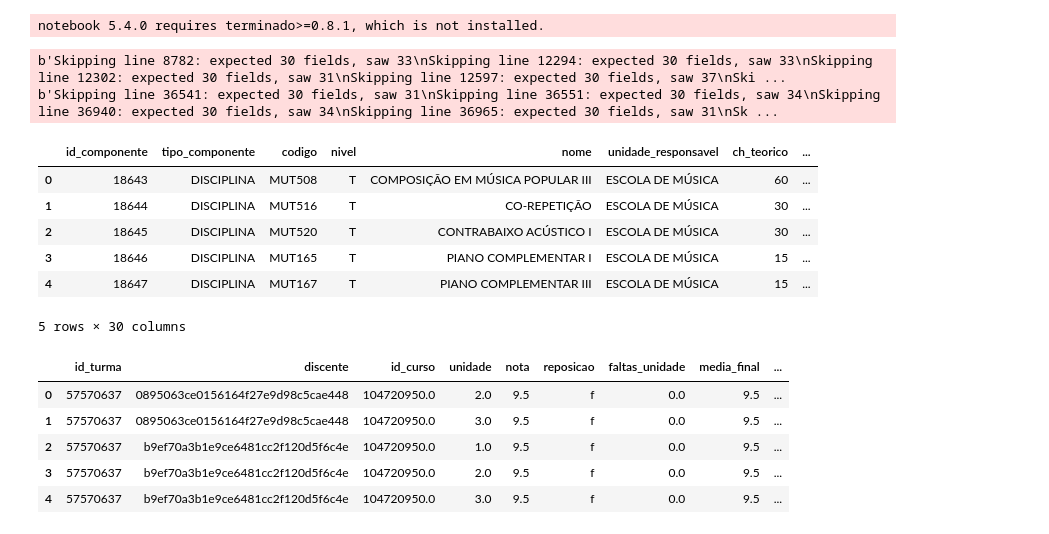
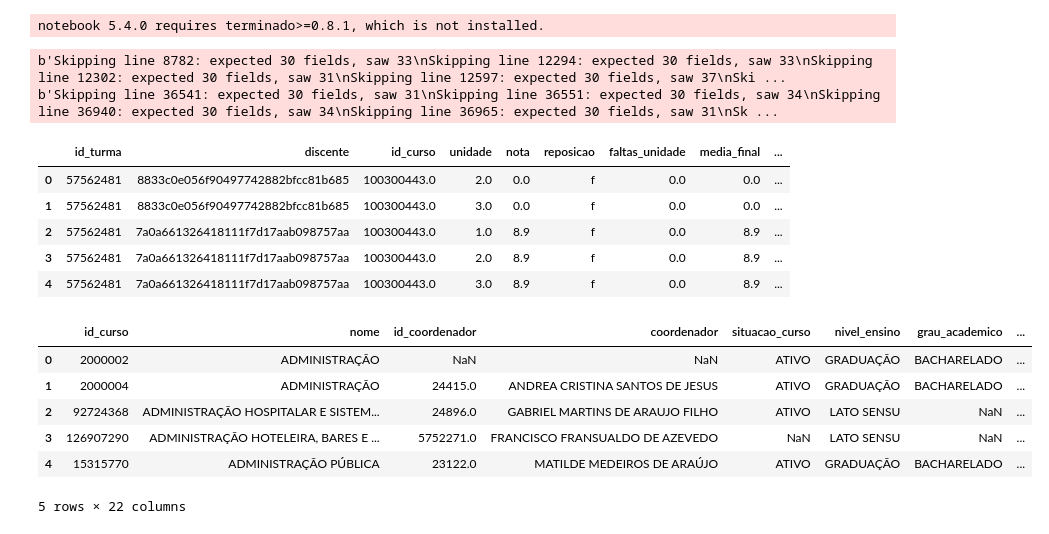
Before and after one commit to NalbertLeal/AnaliseDeNotasIMD, a Jupyter notebook: Analise Notas.ipynb, the cells around one changed output. Saved outputs shown, nothing was run; the diff lists cells and outputs as text; code cells hidden in the pictures.

Commit message:
matriculas por semestre

```diff
--- a/Analise Notas.ipynb
+++ b/Analise Notas.ipynb
@@ -55,6 +37,0 @@ with open('matriculas_2015-2.csv', 'wb') as f:
-# %%
-componentes_curriculares = pd.read_csv('componentes_curriculares.csv', sep=';', error_bad_lines=False)
-matriculas_2015_2 = pd.read_csv('matriculas_2015-2.csv', sep=';')
-# %% [output]
-b'Skipping line 8782: expected 30 fields, saw 33\nSkipping line 12294: expected 30 fields, saw 33\nSkipping line 12302: expected 30 fields, saw 31\nSkipping line 12597: expected 30 fields, saw 37\nSki ...
-b'Skipping line 36541: expected 30 fields, saw 31\nSkipping line 36551: expected 30 fields, saw 34\nSkipping line 36940: expected 30 fields, saw 34\nSkipping line 36965: expected 30 fields, saw 31\nSk ...
@@ -61,19 +68,35 @@ b'Skipping line 36541: expected 30 fields, saw 31\nSkipping line 36551: expected
+# %%
+gastos_unidades = pd.read_csv('gastos_unidades.csv', sep=';', error_bad_lines=False)
+
+cursos_ufrn = pd.read_csv('cursos_ufrn.csv', sep=';', error_bad_lines=False)
+
+componente = pd.read_csv('componentes_curriculares.csv', sep=';', error_bad_lines=False)
+
+matriculas_2015_1 = pd.read_csv('matriculas_2015-1.csv', sep=';')
+matriculas_2015_2 = pd.read_csv('matriculas_2015-2.csv', sep=';')
+matriculas_2016_1 = pd.read_csv('matriculas_2016-1.csv', sep=';')
+matriculas_2016_2 = pd.read_csv('matriculas_2016-2.csv', sep=';')
+matriculas_2017_1 = pd.read_csv('matriculas_2017-1.csv', sep=';')
+matriculas_2017_2 = pd.read_csv('matriculas_2017-2.csv', sep=';')
+# %% [output]
+b'Skipping line 8782: expected 30 fields, saw 33\nSkipping line 12294: expected 30 fields, saw 33\nSkipping line 12302: expected 30 fields, saw 31\nSkipping line 12597: expected 30 fields, saw 37\nSki ...
+b'Skipping line 36541: expected 30 fields, saw 31\nSkipping line 36551: expected 30 fields, saw 34\nSkipping line 36940: expected 30 fields, saw 34\nSkipping line 36965: expected 30 fields, saw 31\nSk ...
 # %%
-componentes_curriculares.head()
+matriculas_2015_1.head()
 # %% [output]
-|  | id_componente | tipo_componente | codigo | nivel | nome | unidade_responsavel | ch_teorico | ... |
-| 0 | 18643 | DISCIPLINA | MUT508 | T | COMPOSIÇÃO EM MÚSICA POPULAR III | ESCOLA DE MÚSICA | 60 | ... |
-| 1 | 18644 | DISCIPLINA | MUT516 | T | CO-REPETIÇÃO | ESCOLA DE MÚSICA | 30 | ... |
-| 2 | 18645 | DISCIPLINA | MUT520 | T | CONTRABAIXO ACÚSTICO I | ESCOLA DE MÚSICA | 30 | ... |
-| 3 | 18646 | DISCIPLINA | MUT165 | T | PIANO COMPLEMENTAR I | ESCOLA DE MÚSICA | 15 | ... |
-| 4 | 18647 | DISCIPLINA | MUT167 | T | PIANO COMPLEMENTAR III | ESCOLA DE MÚSICA | 15 | ... |
+|  | id_turma | discente | id_curso | unidade | nota | reposicao | faltas_unidade | media_final | ... |
+| 0 | 57562481 | 8833c0e056f90497742882bfcc81b685 | 100300443.0 | 2.0 | 0.0 | f | 0.0 | 0.0 | ... |
+| 1 | 57562481 | 8833c0e056f90497742882bfcc81b685 | 100300443.0 | 3.0 | 0.0 | f | 0.0 | 0.0 | ... |
+| 2 | 57562481 | 7a0a661326418111f7d17aab098757aa | 100300443.0 | 1.0 | 8.9 | f | 0.0 | 8.9 | ... |
+| 3 | 57562481 | 7a0a661326418111f7d17aab098757aa | 100300443.0 | 2.0 | 8.9 | f | 0.0 | 8.9 | ... |
+| 4 | 57562481 | 7a0a661326418111f7d17aab098757aa | 100300443.0 | 3.0 | 8.9 | f | 0.0 | 8.9 | ... |
-5 rows × 30 columns
 # %%
-matriculas_2015_2.head()
+cursos_ufrn.head()
 # %% [output]
-|  | id_turma | discente | id_curso | unidade | nota | reposicao | faltas_unidade | media_final | ... |
-| 0 | 57570637 | 0895063ce0156164f27e9d98c5cae448 | 104720950.0 | 2.0 | 9.5 | f | 0.0 | 9.5 | ... |
-| 1 | 57570637 | 0895063ce0156164f27e9d98c5cae448 | 104720950.0 | 3.0 | 9.5 | f | 0.0 | 9.5 | ... |
-| 2 | 57570637 | b9ef70a3b1e9ce6481cc2f120d5f6c4e | 104720950.0 | 1.0 | 9.5 | f | 0.0 | 9.5 | ... |
-| 3 | 57570637 | b9ef70a3b1e9ce6481cc2f120d5f6c4e | 104720950.0 | 2.0 | 9.5 | f | 0.0 | 9.5 | ... |
-| 4 | 57570637 | b9ef70a3b1e9ce6481cc2f120d5f6c4e | 104720950.0 | 3.0 | 9.5 | f | 0.0 | 9.5 | ... |
+|  | id_curso | nome | id_coordenador | coordenador | situacao_curso | nivel_ensino | grau_academico | ... |
+| 0 | 2000002 | ADMINISTRAÇÃO | NaN | NaN | ATIVO | GRADUAÇÃO | BACHARELADO | ... |
+| 1 | 2000004 | ADMINISTRAÇÃO | 24415.0 | ANDREA CRISTINA SANTOS DE JESUS | ATIVO | GRADUAÇÃO | BACHARELADO | ... |
+| 2 | 92724368 | ADMINISTRAÇÃO HOSPITALAR E SISTEM... | 24896.0 | GABRIEL MARTINS DE ARAUJO FILHO | ATIVO | LATO SENSU | NaN | ... |
+| 3 | 126907290 | ADMINISTRAÇÃO HOTELEIRA, BARES E ... | 5752271.0 | FRANCISCO FRANSUALDO DE AZEVEDO | NaN | LATO SENSU | NaN | ... |
+| 4 | 15315770 | ADMINISTRAÇÃO PÚBLICA | 23122.0 | MATILDE MEDEIROS DE ARAÚJO | ATIVO | GRADUAÇÃO | BACHARELADO | ... |
+5 rows × 22 columns
```
Also changed, not shown: parts of 8 cells of this notebook.
